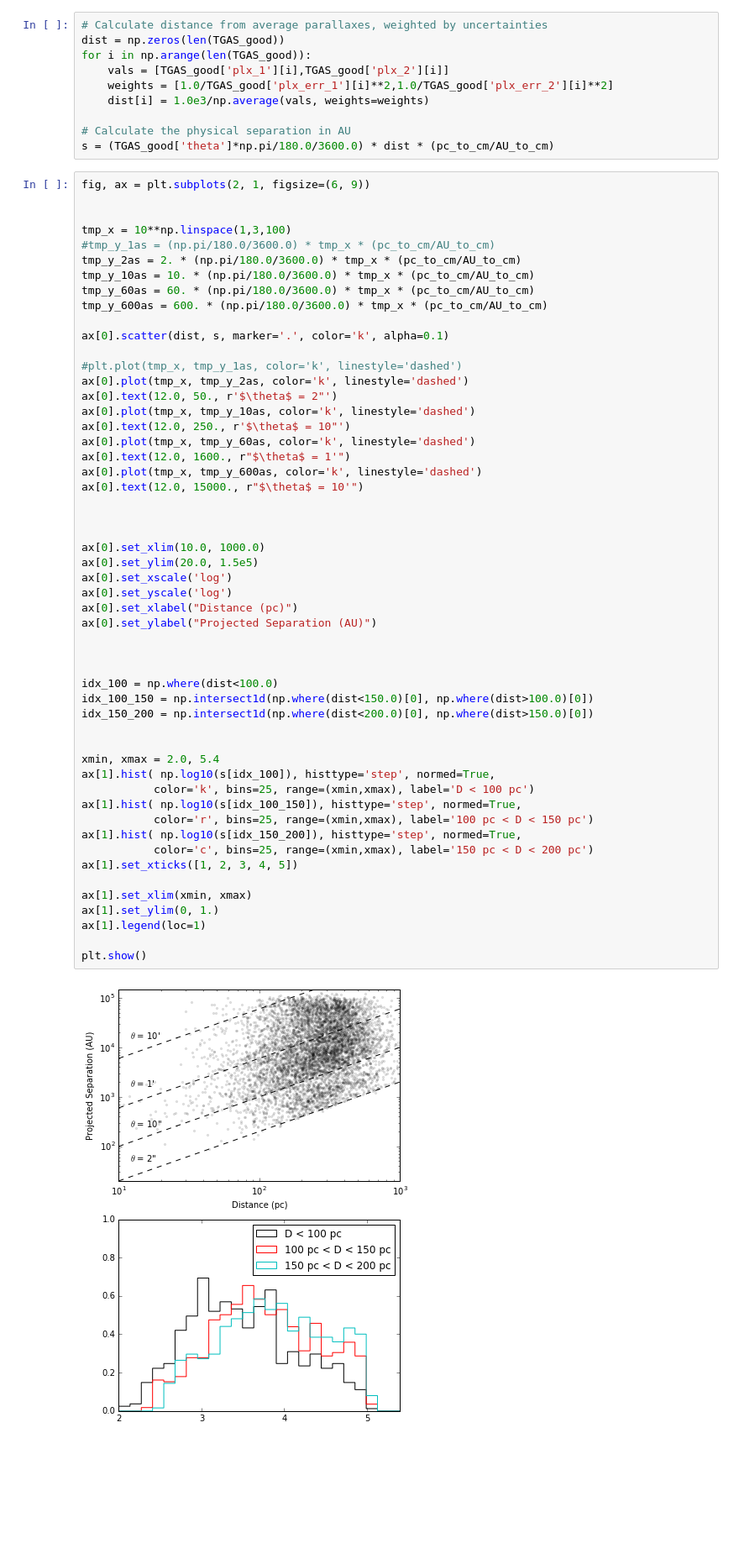
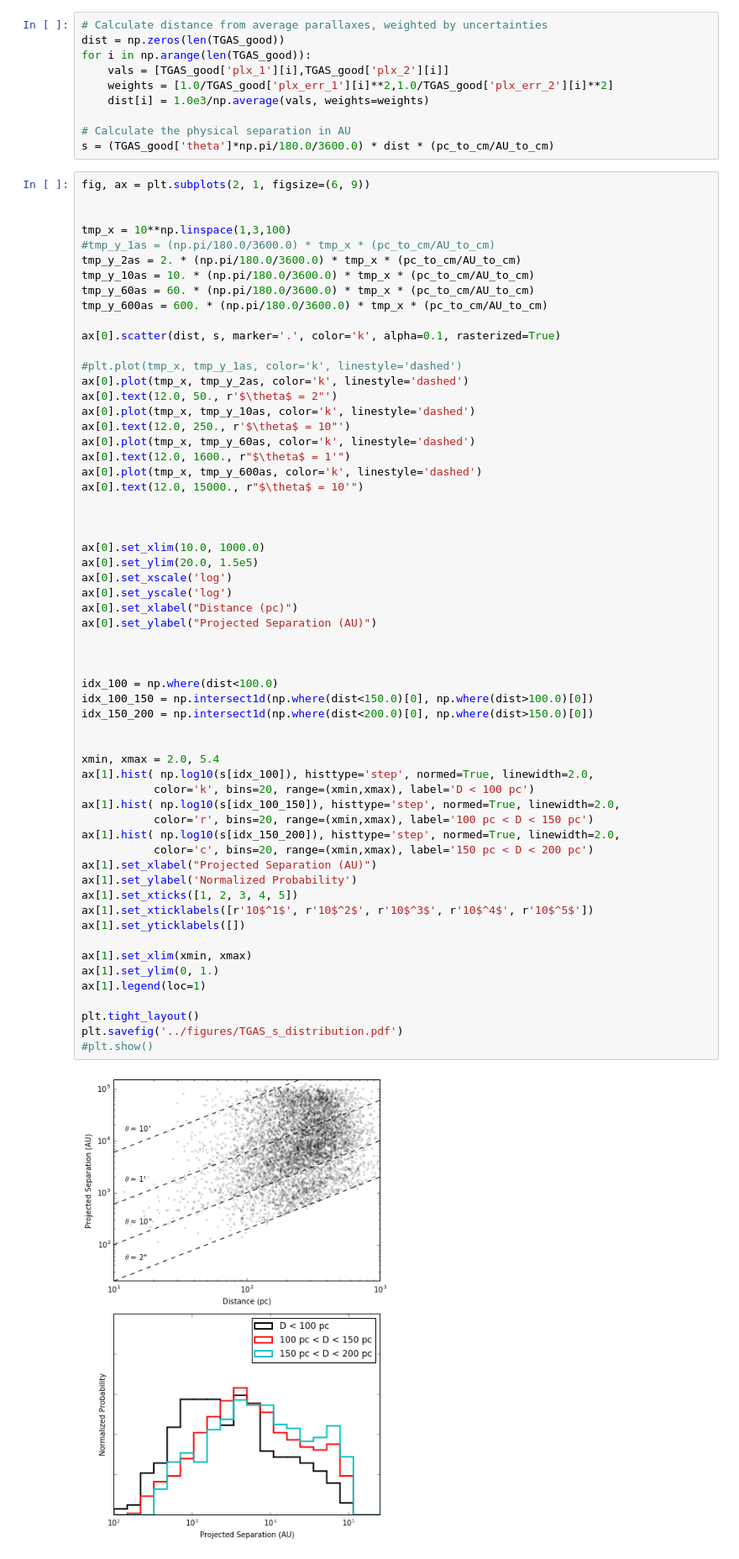
Before and after one commit to astroJeff/gaia_binaries, a Jupyter notebook: notebooks/TGAS_distribution.ipynb, the cells around one changed output. Shown at 84% size. Drawn from its saved outputs; the diff is of its cells as text; blank space fills up the shorter version.

```diff
--- a/notebooks/TGAS_distribution.ipynb
+++ b/notebooks/TGAS_distribution.ipynb
@@ -351,7 +351,7 @@ tmp_y_10as = 10. * (np.pi/180.0/3600.0) * tmp_x * (pc_to_cm/AU_to_cm)
 tmp_y_60as = 60. * (np.pi/180.0/3600.0) * tmp_x * (pc_to_cm/AU_to_cm)
 tmp_y_600as = 600. * (np.pi/180.0/3600.0) * tmp_x * (pc_to_cm/AU_to_cm)
 
-ax[0].scatter(dist, s, marker='.', color='k', alpha=0.1)
+ax[0].scatter(dist, s, marker='.', color='k', alpha=0.1, rasterized=True)
 
 #plt.plot(tmp_x, tmp_y_1as, color='k', linestyle='dashed')
 ax[0].plot(tmp_x, tmp_y_2as, color='k', linestyle='dashed')
@@ -360,38 +360,44 @@ ax[0].plot(tmp_x, tmp_y_10as, color='k', linestyle='dashed')
 ax[0].text(12.0, 250., r'$\theta$ = 10"')
 ax[0].plot(tmp_x, tmp_y_60as, color='k', linestyle='dashed')
 ax[0].text(12.0, 1600., r"$\theta$ = 1'")
 ax[0].plot(tmp_x, tmp_y_600as, color='k', linestyle='dashed')
 ax[0].text(12.0, 15000., r"$\theta$ = 10'")
 
 
 
 ax[0].set_xlim(10.0, 1000.0)
 ax[0].set_ylim(20.0, 1.5e5)
 ax[0].set_xscale('log')
 ax[0].set_yscale('log')
 ax[0].set_xlabel("Distance (pc)")
 ax[0].set_ylabel("Projected Separation (AU)")
 
 
 
 idx_100 = np.where(dist<100.0)
 idx_100_150 = np.intersect1d(np.where(dist<150.0)[0], np.where(dist>100.0)[0])
 idx_150_200 = np.intersect1d(np.where(dist<200.0)[0], np.where(dist>150.0)[0])
 
 
 xmin, xmax = 2.0, 5.4
-ax[1].hist( np.log10(s[idx_100]), histtype='step', normed=True,
-           color='k', bins=25, range=(xmin,xmax), label='D < 100 pc')
-ax[1].hist( np.log10(s[idx_100_150]), histtype='step', normed=True,
-           color='r', bins=25, range=(xmin,xmax), label='100 pc < D < 150 pc')
-ax[1].hist( np.log10(s[idx_150_200]), histtype='step', normed=True,
-           color='c', bins=25, range=(xmin,xmax), label='150 pc < D < 200 pc')
+ax[1].hist( np.log10(s[idx_100]), histtype='step', normed=True, linewidth=2.0,
+           color='k', bins=20, range=(xmin,xmax), label='D < 100 pc')
+ax[1].hist( np.log10(s[idx_100_150]), histtype='step', normed=True, linewidth=2.0,
+           color='r', bins=20, range=(xmin,xmax), label='100 pc < D < 150 pc')
+ax[1].hist( np.log10(s[idx_150_200]), histtype='step', normed=True, linewidth=2.0,
+           color='c', bins=20, range=(xmin,xmax), label='150 pc < D < 200 pc')
+ax[1].set_xlabel("Projected Separation (AU)")
+ax[1].set_ylabel('Normalized Probability')
 ax[1].set_xticks([1, 2, 3, 4, 5])
+ax[1].set_xticklabels([r'10$^1$', r'10$^2$', r'10$^3$', r'10$^4$', r'10$^5$'])
+ax[1].set_yticklabels([])
 
 ax[1].set_xlim(xmin, xmax)
 ax[1].set_ylim(0, 1.)
 ax[1].legend(loc=1)
 
-plt.show()
+plt.tight_layout()
+plt.savefig('../figures/TGAS_s_distribution.pdf')
+#plt.show()
 # %% [output]
-[figure, old version]
+[figure, new version]
```
Also changed, not shown: parts of 1 cell of this notebook, 1 other file.
